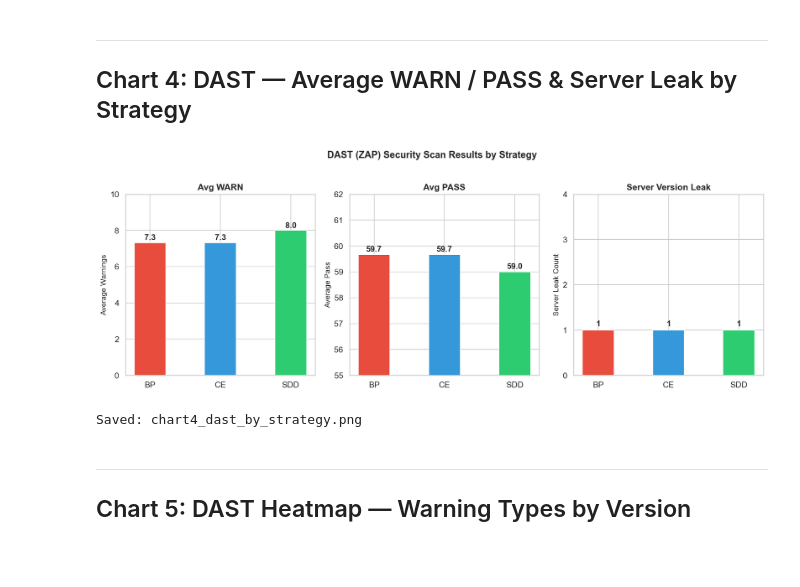
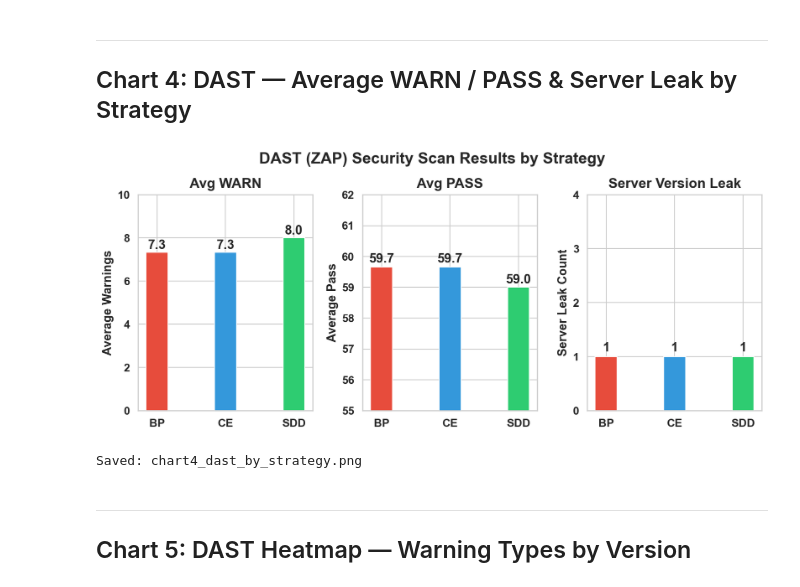
Before and after one commit to PhatchareePuangjai/chatGPT5, a Jupyter notebook: src/research_charts.ipynb, the cells around one changed output. Cells and saved outputs as stored; diff of their text form; code cells hidden in the pictures; blank space fills up the shorter version.

```diff
--- a/src/research_charts.ipynb
+++ b/src/research_charts.ipynb
@@ -16,10 +16,25 @@ import pandas as pd
 import numpy as np
 
 # ตั้งค่า style
-sns.set_theme(style='whitegrid', font_scale=1.1)
+sns.set_theme(style='whitegrid', font_scale=1.35)
 matplotlib.rcParams['figure.dpi'] = 150
 matplotlib.rcParams['savefig.dpi'] = 300
 matplotlib.rcParams['figure.facecolor'] = 'white'
+matplotlib.rcParams['axes.titlesize'] = 18
+matplotlib.rcParams['axes.labelsize'] = 15
+matplotlib.rcParams['axes.labelweight'] = 'bold'
+matplotlib.rcParams['xtick.labelsize'] = 13
+matplotlib.rcParams['ytick.labelsize'] = 13
+matplotlib.rcParams['legend.fontsize'] = 13
+matplotlib.rcParams['font.weight'] = 'semibold'
+matplotlib.rcParams['figure.autolayout'] = False
+SAVE_KWARGS = {'bbox_inches': 'tight', 'pad_inches': 0.06}
+
+def bold_axis_text(ax):
+    ax.xaxis.label.set_fontweight('bold')
+    ax.yaxis.label.set_fontweight('bold')
+    for label in ax.get_xticklabels() + ax.get_yticklabels():
+        label.set_fontweight('bold')
 
 # สี palette สำหรับ 3 strategies
 STRATEGY_COLORS = {
@@ -248,51 +272,54 @@ print('Saved: chart3_dast_by_version.png')
 ---
 ## Chart 4: DAST — Average WARN / PASS & Server Leak by Strategy
 # %%
-fig, axes = plt.subplots(1, 3, figsize=(14, 5))
+fig, axes = plt.subplots(1, 3, figsize=(10.8, 4.6))
 strategies = ['BP', 'CE', 'SDD']
 colors = [STRATEGY_COLORS[s] for s in strategies]
 
 # Left: Average Warnings
 ax = axes[0]
 avg_warn = df_dast.groupby('Strategy')['WARN'].mean().reindex(strategies)
-bars = ax.bar(strategies, avg_warn, color=colors, edgecolor='white', width=0.45)
+bars = ax.bar(strategies, avg_warn, color=colors, edgecolor='white', width=0.32)
 for bar, val in zip(bars, avg_warn):
     ax.text(bar.get_x() + bar.get_width()/2, bar.get_height() + 0.05, f'{val:.1f}',
-            ha='center', va='bottom', fontweight='bold', fontsize=12)
-ax.set_ylabel('Average Warnings', fontsize=11)
-ax.set_title('Avg WARN', fontsize=13, fontweight='bold')
+            ha='center', va='bottom', fontweight='bold', fontsize=15)
+ax.set_ylabel('Average Warnings', fontsize=14)
+ax.set_title('Avg WARN', fontsize=16, fontweight='bold', pad=8)
 ax.set_ylim(0, 10)
 
 # Middle: Average Pass
 ax = axes[1]
 avg_pass = df_dast.groupby('Strategy')['PASS'].mean().reindex(strategies)
-bars = ax.bar(strategies, avg_pass, color=colors, edgecolor='white', width=0.45)
+bars = ax.bar(strategies, avg_pass, color=colors, edgecolor='white', width=0.32)
 for bar, val in zip(bars, avg_pass):
     ax.text(bar.get_x() + bar.get_width()/2, bar.get_height() + 0.05, f'{val:.1f}',
-            ha='center', va='bottom', fontweight='bold', fontsize=12)
-ax.set_ylabel('Average Pass', fontsize=11)
-ax.set_title('Avg PASS', fontsize=13, fontweight='bold')
+            ha='center', va='bottom', fontweight='bold', fontsize=15)
+ax.set_ylabel('Average Pass', fontsize=14)
+ax.set_title('Avg PASS', fontsize=16, fontweight='bold', pad=8)
 ax.set_ylim(55, 62)
 
 # Right: Server Leak count
 ax = axes[2]
 leak_count = df_dast.groupby('Strategy')['Server_Leak'].sum().reindex(strategies)
-bars = ax.bar(strategies, leak_count, color=colors, edgecolor='white', width=0.45)
+bars = ax.bar(strategies, leak_count, color=colors, edgecolor='white', width=0.32)
 for bar, val in zip(bars, leak_count):
     ax.text(bar.get_x() + bar.get_width()/2, bar.get_height() + 0.05, f'{int(val)}',
-            ha='center', va='bottom', fontweight='bold', fontsize=12)
-ax.set_ylabel('Server Leak Count', fontsize=11)
-ax.set_title('Server Version Leak', fontsize=13, fontweight='bold')
+            ha='center', va='bottom', fontweight='bold', fontsize=15)
+ax.set_ylabel('Server Leak Count', fontsize=14)
+ax.set_title('Server Version Leak', fontsize=16, fontweight='bold', pad=8)
 ax.set_ylim(0, 4)
 ax.yaxis.set_major_locator(plt.MultipleLocator(1))
 
-plt.suptitle('DAST (ZAP) Security Scan Results by Strategy', fontsize=14, fontweight='bold', y=1.02)
-plt.tight_layout()
-plt.savefig('chart4_dast_by_strategy.png', bbox_inches='tight')
+for a in axes.flat:
+    bold_axis_text(a)
+
+plt.suptitle('DAST (ZAP) Security Scan Results by Strategy', fontsize=18, fontweight='bold', y=0.99)
+plt.tight_layout(pad=0.5, w_pad=1.0)
+plt.savefig('chart4_dast_by_strategy.png', **SAVE_KWARGS)
 plt.show()
 print('Saved: chart4_dast_by_strategy.png')
 # %% [output]
-[figure, old version]
+[figure, new version]
 Saved: chart4_dast_by_strategy.png
 # %% [markdown]
 ---
```
Also changed, not shown: parts of 9 cells of this notebook, 10 other files.
